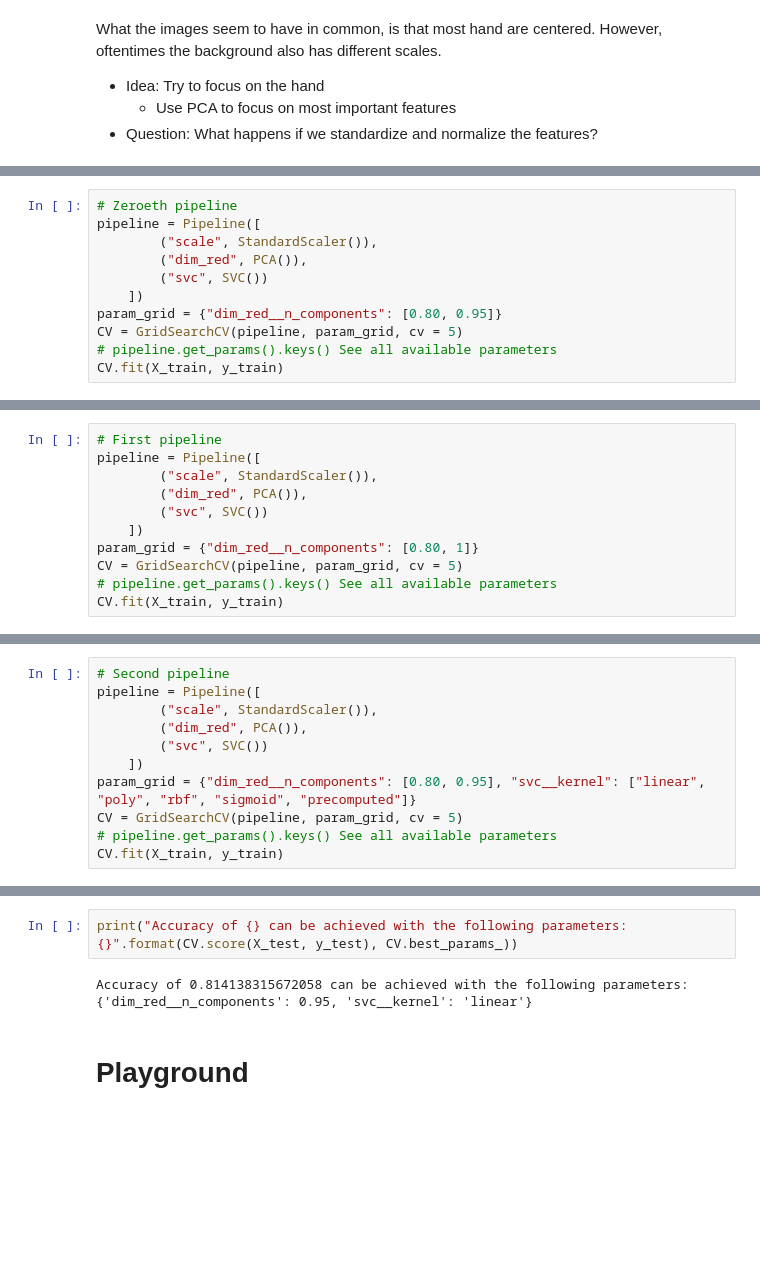
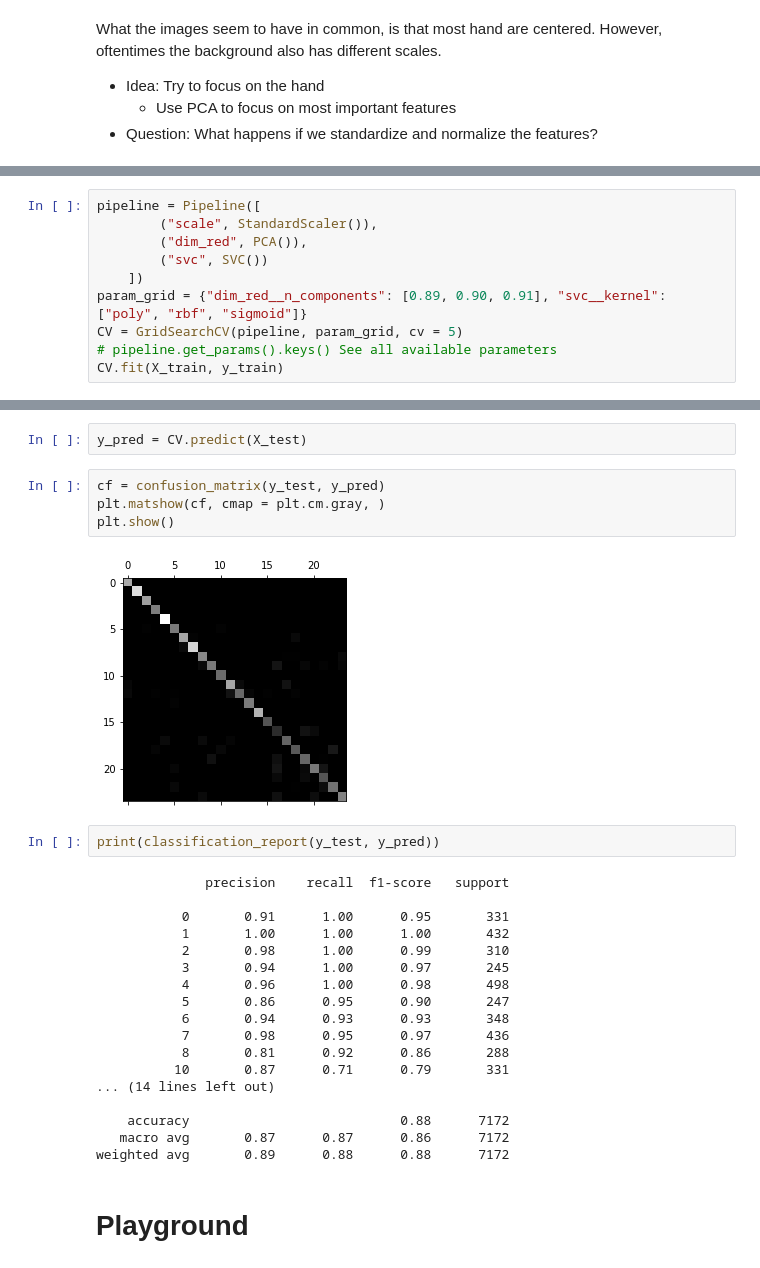
Before and after one commit to StefanWinterToo/ML_Challenge, a Jupyter notebook: src/playground_Stefan.ipynb, the cells around one changed output, grey strips where cells are left out. Drawn from its saved outputs; the diff is of its cells as text; blank space fills up the shorter version.

```diff
--- a/src/playground_Stefan.ipynb
+++ b/src/playground_Stefan.ipynb
@@ -65,11 +65,10 @@ from sklearn.metrics import accuracy_score, precision_recall_fscore_support, con
 # %%
-# Zeroeth pipeline
 pipeline = Pipeline([
         ("scale", StandardScaler()),
         ("dim_red", PCA()),
         ("svc", SVC())
     ])
-param_grid = {"dim_red__n_components": [0.80, 0.95]}
+param_grid = {"dim_red__n_components": [0.89, 0.90, 0.91], "svc__kernel": ["poly", "rbf", "sigmoid"]}
 CV = GridSearchCV(pipeline, param_grid, cv = 5)
 # pipeline.get_params().keys() See all available parameters
 CV.fit(X_train, y_train)
@@ -85,11 +97,0 @@ Accuracy of 0.8637757947573899 can be achieved with the following parameters: {'
-# %%
-# First pipeline
-pipeline = Pipeline([
-        ("scale", StandardScaler()),
-        ("dim_red", PCA()),
-        ("svc", SVC())
-    ])
-param_grid = {"dim_red__n_components": [0.80, 1]}
-CV = GridSearchCV(pipeline, param_grid, cv = 5)
-# pipeline.get_params().keys() See all available parameters
-CV.fit(X_train, y_train)
@@ -105,11 +97,0 @@ Accuracy of 0.837005019520357 can be achieved with the following parameters: {'d
-# %%
-# Second pipeline
-pipeline = Pipeline([
-        ("scale", StandardScaler()),
-        ("dim_red", PCA()),
-        ("svc", SVC())
-    ])
-param_grid = {"dim_red__n_components": [0.80, 0.95], "svc__kernel": ["linear", "poly", "rbf", "sigmoid", "precomputed"]}
-CV = GridSearchCV(pipeline, param_grid, cv = 5)
-# pipeline.get_params().keys() See all available parameters
-CV.fit(X_train, y_train)
@@ -140,7 +98,31 @@ GridSearchCV(cv=5,
-# %%
-print("Accuracy of {} can be achieved with the following parameters: {}".format(CV.score(X_test, y_test), CV.best_params_))
-# %% [output]
-Accuracy of 0.814138315672058 can be achieved with the following parameters: {'dim_red__n_components': 0.95, 'svc__kernel': 'linear'}
+# %%
+y_pred = CV.predict(X_test)
+# %%
+cf = confusion_matrix(y_test, y_pred)
+plt.matshow(cf, cmap = plt.cm.gray, )
+plt.show()
+# %% [output]
+[figure, added]
+# %%
+print(classification_report(y_test, y_pred))
+# %% [output]
+              precision    recall  f1-score   support
+
+           0       0.91      1.00      0.95       331
+           1       1.00      1.00      1.00       432
+           2       0.98      1.00      0.99       310
+           3       0.94      1.00      0.97       245
+           4       0.96      1.00      0.98       498
+           5       0.86      0.95      0.90       247
+           6       0.94      0.93      0.93       348
+           7       0.98      0.95      0.97       436
+           8       0.81      0.92      0.86       288
+          10       0.87      0.71      0.79       331
+... (14 lines left out)
+
+    accuracy                           0.88      7172
+   macro avg       0.87      0.87      0.86      7172
+weighted avg       0.89      0.88      0.88      7172
 # %% [markdown]
 # Playground
 # %%
```
Also changed, not shown: parts of 8 cells of this notebook.
